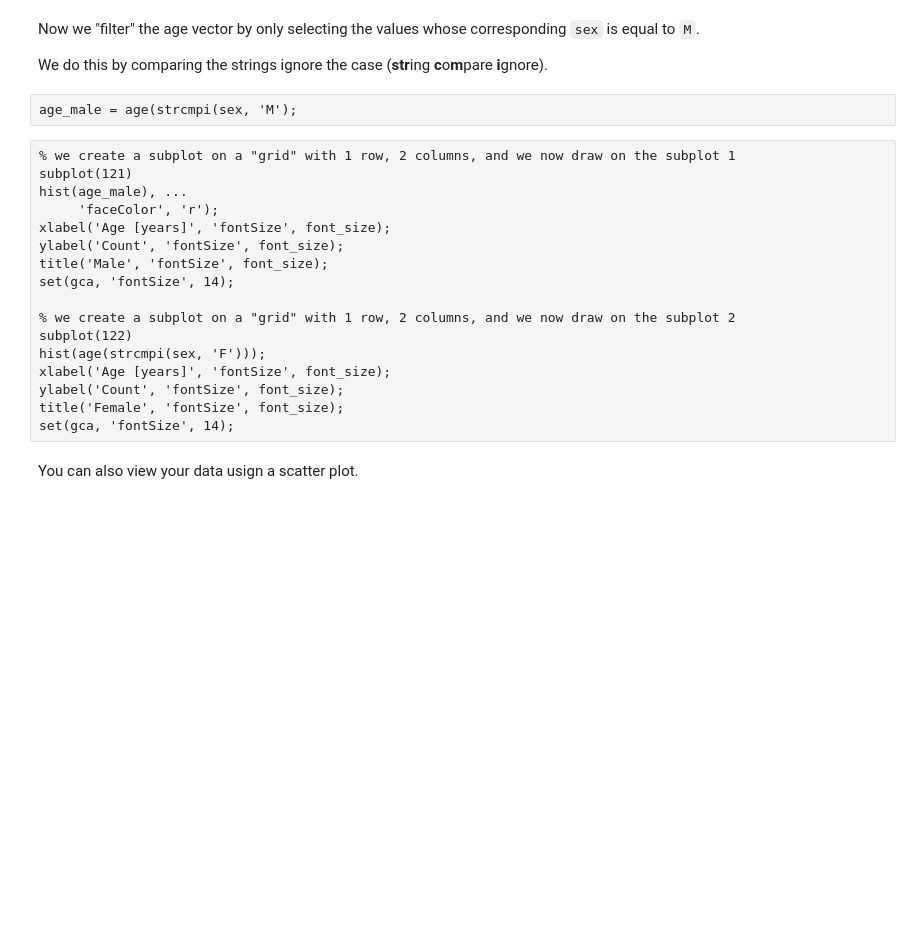
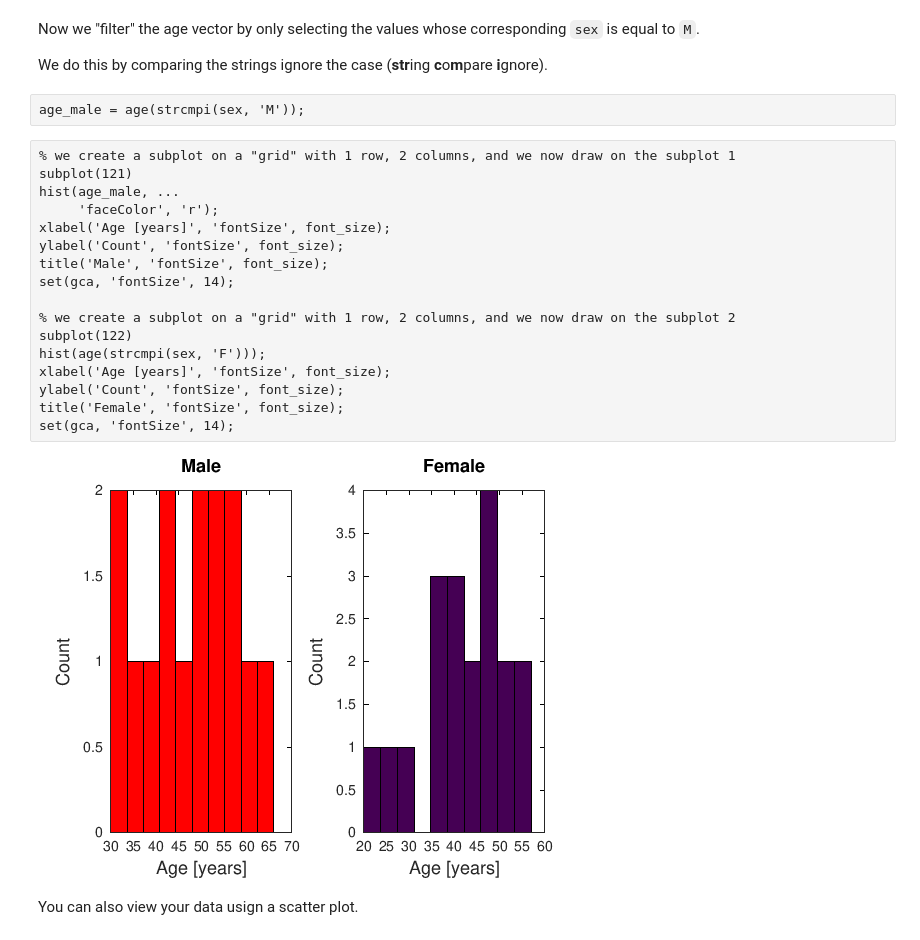
Before and after one commit to OpenMRBenelux/openmr2021-dataviz-workshop, a Jupyter notebook: code/octave_viz.ipynb, the cells around one changed output. Drawn from its saved outputs; the diff is of its cells as text; blank space fills up the shorter version.

```diff
--- a/code/octave_viz.ipynb
+++ b/code/octave_viz.ipynb
@@ -347,24 +422,26 @@ Now we "filter" the age vector by only selecting the values whose corresponding
 
 We do this by comparing the strings ignore the case (**str**ing **c**o**m**pare **i**gnore).
 # %%
-age_male = age(strcmpi(sex, 'M');
+age_male = age(strcmpi(sex, 'M'));
 # %%
 % we create a subplot on a "grid" with 1 row, 2 columns, and we now draw on the subplot 1
 subplot(121)
-hist(age_male), ...
+hist(age_male, ...
      'faceColor', 'r');
 xlabel('Age [years]', 'fontSize', font_size);
 ylabel('Count', 'fontSize', font_size);
 title('Male', 'fontSize', font_size);
 set(gca, 'fontSize', 14);
 
 % we create a subplot on a "grid" with 1 row, 2 columns, and we now draw on the subplot 2
 subplot(122)
 hist(age(strcmpi(sex, 'F')));
 xlabel('Age [years]', 'fontSize', font_size);
 ylabel('Count', 'fontSize', font_size);
 title('Female', 'fontSize', font_size);
 set(gca, 'fontSize', 14);
+# %% [output]
+[figure, added]
 # %% [markdown]
 You can also view your data usign a scatter plot.
 # %%
```
Also changed, not shown: parts of 15 cells of this notebook.
